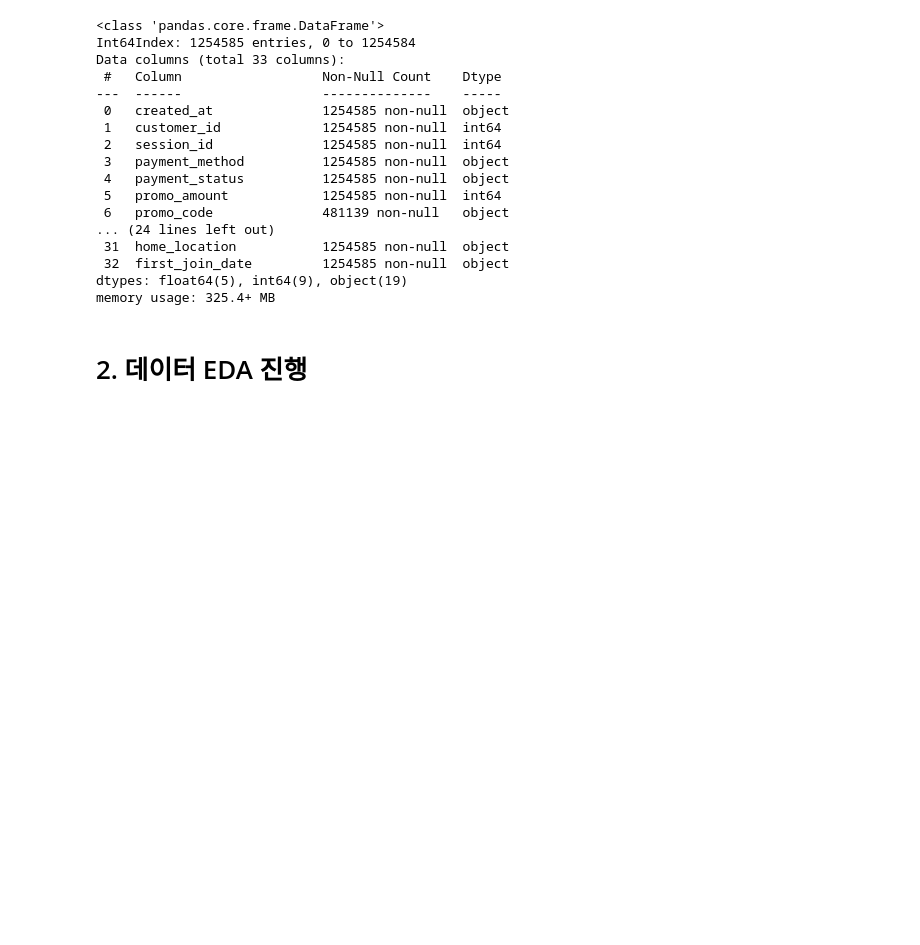
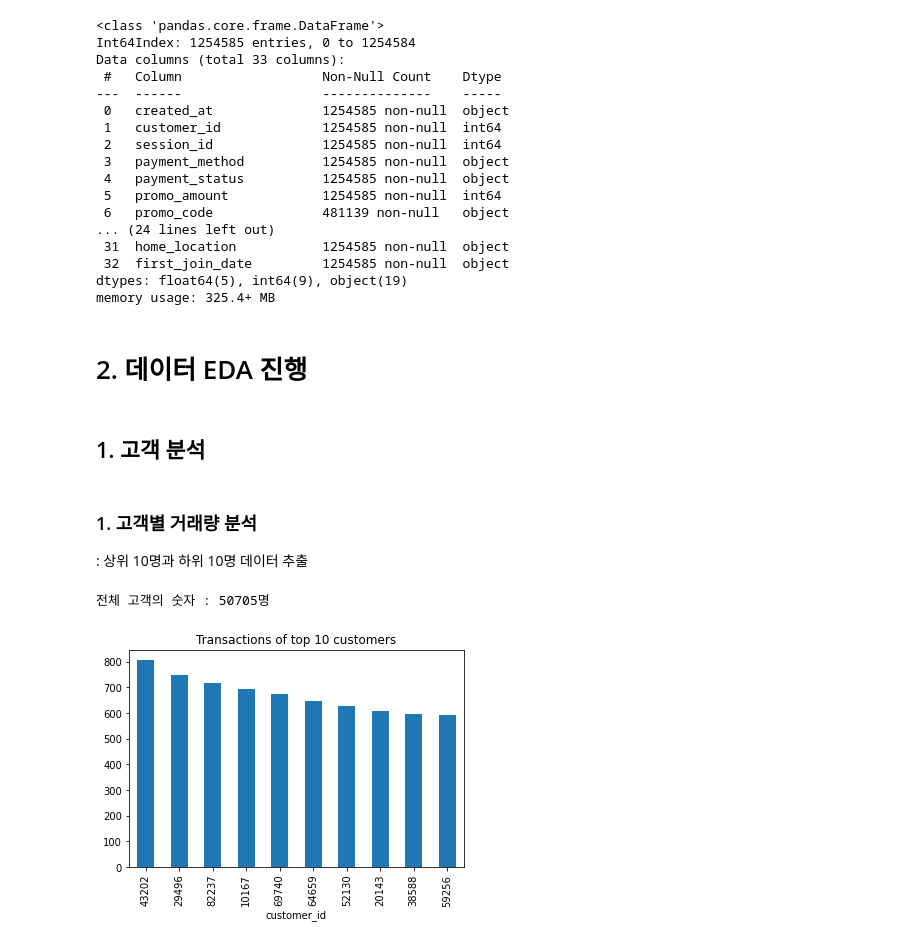
Before and after one commit to donghwi2022/ds-sa-cp2-phase2, a Jupyter notebook: data_EDA.ipynb, the cells around one changed output. Cells and saved outputs as stored; diff of their text form; code cells hidden in the pictures; blank space fills up the shorter version.

```diff
--- a/data_EDA.ipynb
+++ b/data_EDA.ipynb
@@ -44,3 +46,22 @@ dtypes: float64(5), int64(9), object(19)
 memory usage: 325.4+ MB
 # %% [markdown]
 # 2. 데이터 EDA 진행
+# %% [markdown]
+## 1. 고객 분석
+# %% [markdown]
+### 1. 고객별 거래량 분석
+: 상위 10명과 하위 10명 데이터 추출
+# %%
+# 전체 고객의 수
+print(f"전체 고객의 숫자 : {len(df.customer_id.unique())}명")
+# %% [output]
+전체 고객의 숫자 : 50705명
+# %%
+trans_customer = df.groupby('customer_id').count().sort_values("created_at", ascending=False)
+# %%
+# 거래량 상위 고객 10명의 거래량 시각화
+trans_customer.head(10)['created_at'].plot(kind = 'bar')
+plt.title("Transactions of top 10 customers")
+plt.show()
+# %% [output]
+[figure, added]
```
Also changed, not shown: parts of 39 cells of this notebook.
